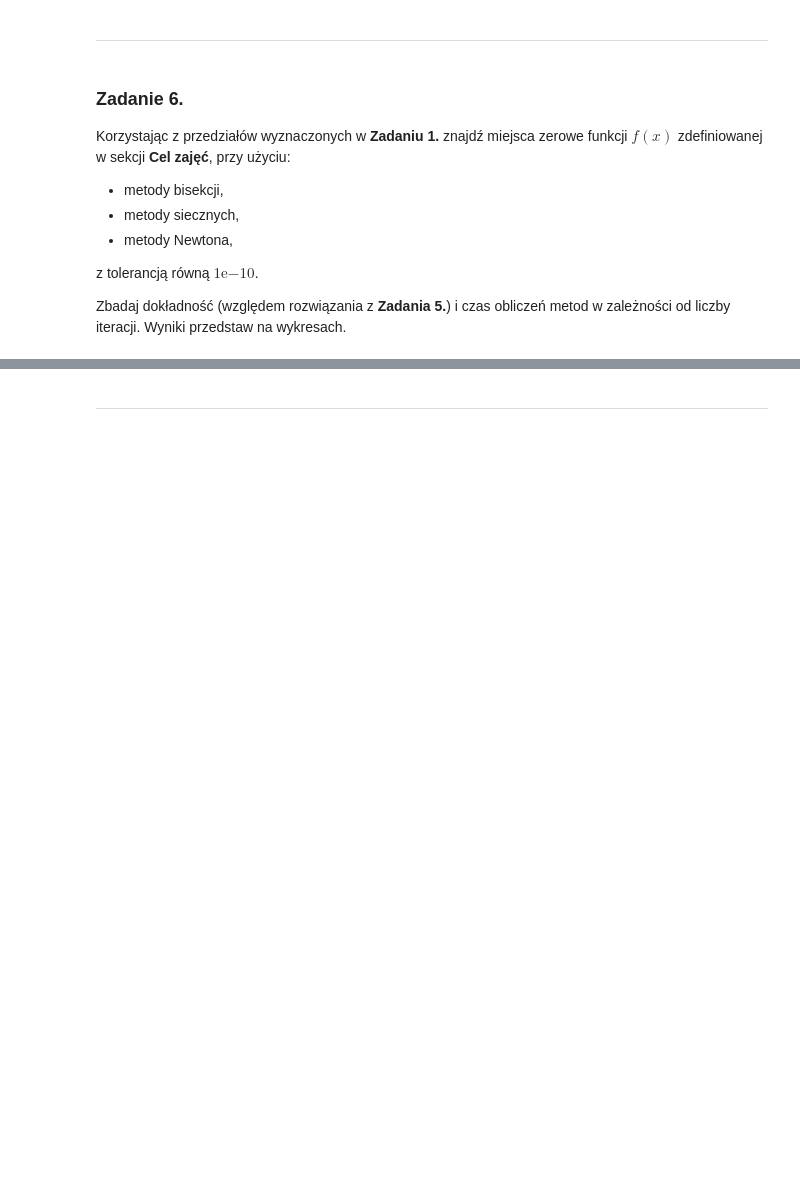
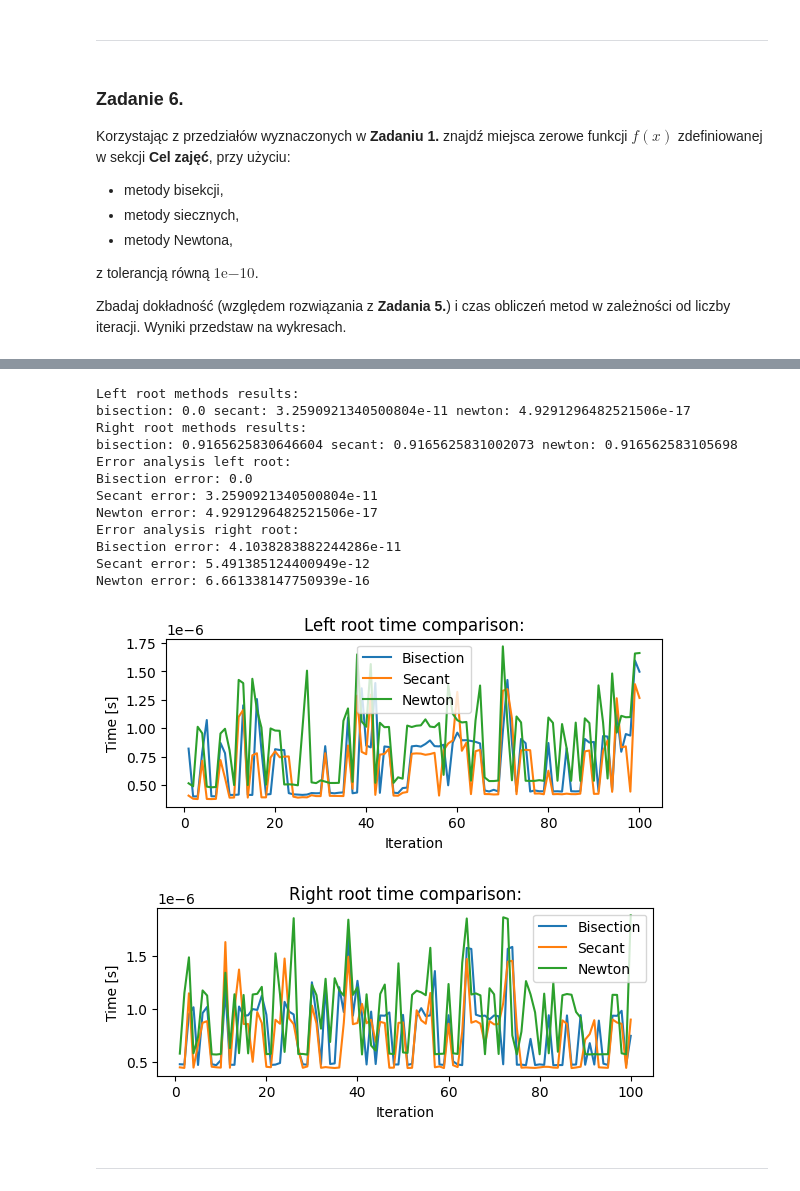
Before and after one commit to MN-KJ-2025/lab8-nieliniowe-miloszjucha, a Jupyter notebook: sprawozdanie.ipynb, the cells around one changed output, grey strips where cells are left out. Drawn from its saved outputs; the diff is of its cells as text; code cells hidden in the pictures; blank space fills up the shorter version.

```diff
--- a/sprawozdanie.ipynb
+++ b/sprawozdanie.ipynb
@@ -229,3 +158,83 @@ ax[1].legend()
+# %%
+left = (-0.25, 0.25)
+right = (0.75, 1.0)
+tol = 1e-10
+iter = 100
+fun = main.func
+dfun = main.dfunc
+ddfun = main.ddfunc
+bisection1 = main.bisection(left[0], left[1], fun, tol, iter )
+secant1 = main.secant(left[0], left[1], fun, tol, iter )
+newton1 = main.newton(fun, dfun, ddfun, left[0], left[1], tol, iter)
+print('Left root methods results:')
+print("bisection:", bisection1[0], "secant:", secant1[0], "newton:", newton1[0])
+
+bisection2 = main.bisection(right[0], right[1], fun, tol, iter )
+secant2 = main.secant(right[0], right[1], fun, tol, iter)
+newton2 = main.newton(fun, dfun, ddfun, right[0], right[1], tol, iter)
+print('Right root methods results:')
+print("bisection:", bisection2[0], "secant:", secant2[0], "newton:", newton2[0])
+print("Error analysis left root:")
+print("Bisection error:", abs(bisection1[0]-root_left1.x[0]))
+print("Secant error:", abs(secant1[0]-root_left1.x[0]))
+print("Newton error:", abs(newton1[0]-root_left1.x[0]))
+print("Error analysis right root:")
+print("Bisection error:", abs(bisection2[0]-root_right1.x[0]))
+print("Secant error:", abs(secant2[0]-root_right1.x[0]))
+print("Newton error:", abs(newton2[0]-root_right1.x[0]))
+
+count = np.arange(1, iter+1)
+plt.figure()
+plt.subplot(2,1,1)
+plt.title("Left root time comparison:")
+plt.xlabel("Iteration")
+plt.ylabel("Time [s]")
+
+left_time = [[], [], []]
+right_time = [[],[],[]]
+for i in count:
+    time = %timeit -n 50 -r 10 -q -o  main.bisection(left[0], left[1], fun, tol, i)
+    left_time[0].append(time.average)
+    time = %timeit -n 50 -r 10 -q -o main.secant(left[0], left[1], fun, tol, i)
+    left_time[1].append(time.average)
+    time = %timeit -n 50 -r 10 -q -o main.newton(fun, dfun, ddfun, left[0], left[1], tol, i)
+    left_time[2].append(time.average)
+plt.plot(count, left_time[0], label='Bisection')
+plt.plot(count, left_time[1], label='Secant')
+plt.plot(count, left_time[2], label='Newton')
+plt.legend()
+plt.show()
+plt.subplot(2,1,2)
+plt.title("Right root time comparison:")
+plt.xlabel("Iteration")
+plt.ylabel("Time [s]")
+for i in count:
+    time = %timeit -n 50 -r 10 -q -o main.bisection(right[0], right[1], fun, tol, i)
+    right_time[0].append(time.average)
+    time = %timeit -n 50 -r 10 -q -o main.secant(right[0], right[1], fun, tol, i)
+    right_time[1].append(time.average)
+    time = %timeit -n 50 -r 10 -q -o main.newton(fun, dfun, ddfun, right[0], right[1], tol, i)
+    right_time[2].append(time.average)
+plt.plot(count, right_time[0], label='Bisection')
+plt.plot(count, right_time[1], label='Secant')
+plt.plot(count, right_time[2], label='Newton')
+plt.legend()
+plt.show()
+# %% [output]
+Left root methods results:
+bisection: 0.0 secant: 3.2590921340500804e-11 newton: 4.9291296482521506e-17
+Right root methods results:
+bisection: 0.9165625830646604 secant: 0.9165625831002073 newton: 0.916562583105698
+Error analysis left root:
+Bisection error: 0.0
+Secant error: 3.2590921340500804e-11
+Newton error: 4.9291296482521506e-17
+Error analysis right root:
+Bisection error: 4.1038283882244286e-11
+Secant error: 5.491385124400949e-12
+Newton error: 6.661338147750939e-16
+[figure, added]
+[figure, added]
 # %% [markdown]
 ---
 # %% [markdown]
```
Also changed, not shown: parts of 2 cells of this notebook.
